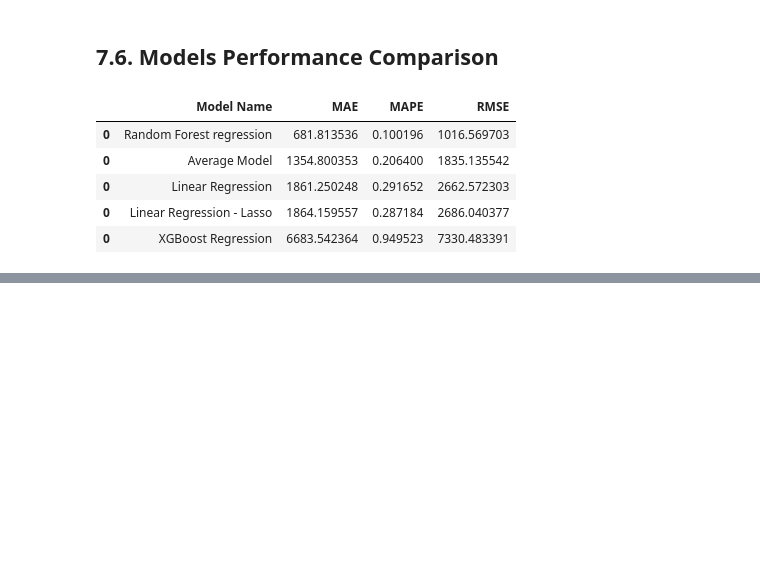
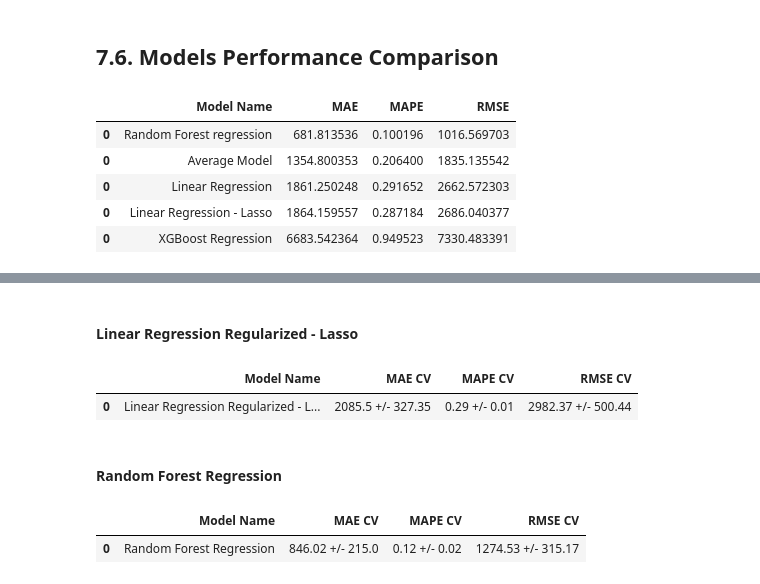
Before and after one commit to lucasquemelli/Rossman_Store_Sales, a Jupyter notebook: rossmann_store_sales.ipynb, the cells around one changed output, grey strips where cells are left out. Saved outputs shown, nothing was run; the diff lists cells and outputs as text; code cells hidden in the pictures; blank space fills up the shorter version.

```diff
--- a/rossmann_store_sales.ipynb
+++ b/rossmann_store_sales.ipynb
@@ -2118,0 +2197,12 @@ The phenomenon we are trying to model is a complex one. That's why we see better
+# %% [markdown]
+#### Linear Regression Regularized - Lasso
+# %%
+model = Lasso(alpha=0.001)
+a = cross_validation(x_training, 5, "Linear Regression Regularized - Lasso", model)
+# %%
+a
+# %% [output]
+|  | Model Name | MAE CV | MAPE CV | RMSE CV |
+| 0 | Linear Regression Regularized - L... | 2085.5 +/- 327.35 | 0.29 +/- 0.01 | 2982.37 +/- 500.44 |
+# %% [markdown]
+#### Random Forest Regression
@@ -2118,0 +2212,5 @@ The phenomenon we are trying to model is a complex one. That's why we see better
+# %%
+a
+# %% [output]
+|  | Model Name | MAE CV | MAPE CV | RMSE CV |
+| 0 | Random Forest Regression | 846.02 +/- 215.0 | 0.12 +/- 0.02 | 1274.53 +/- 315.17 |
```
Also changed, not shown: parts of 14 cells of this notebook.
